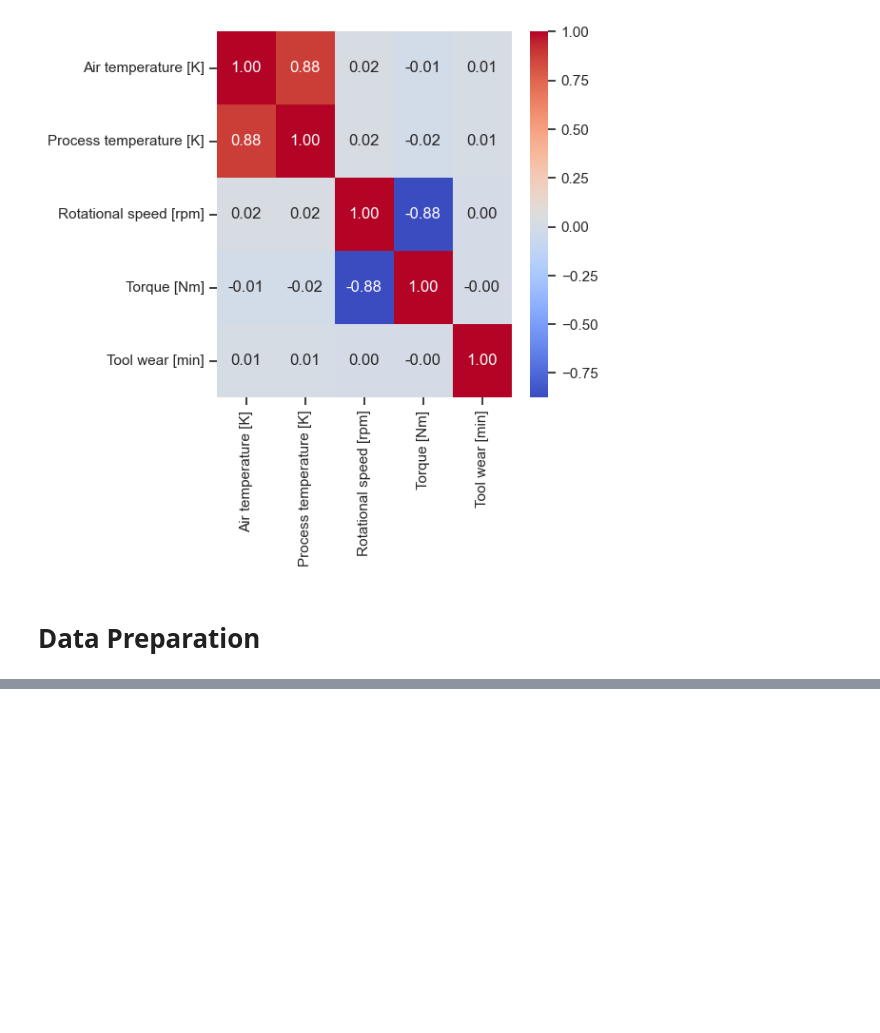
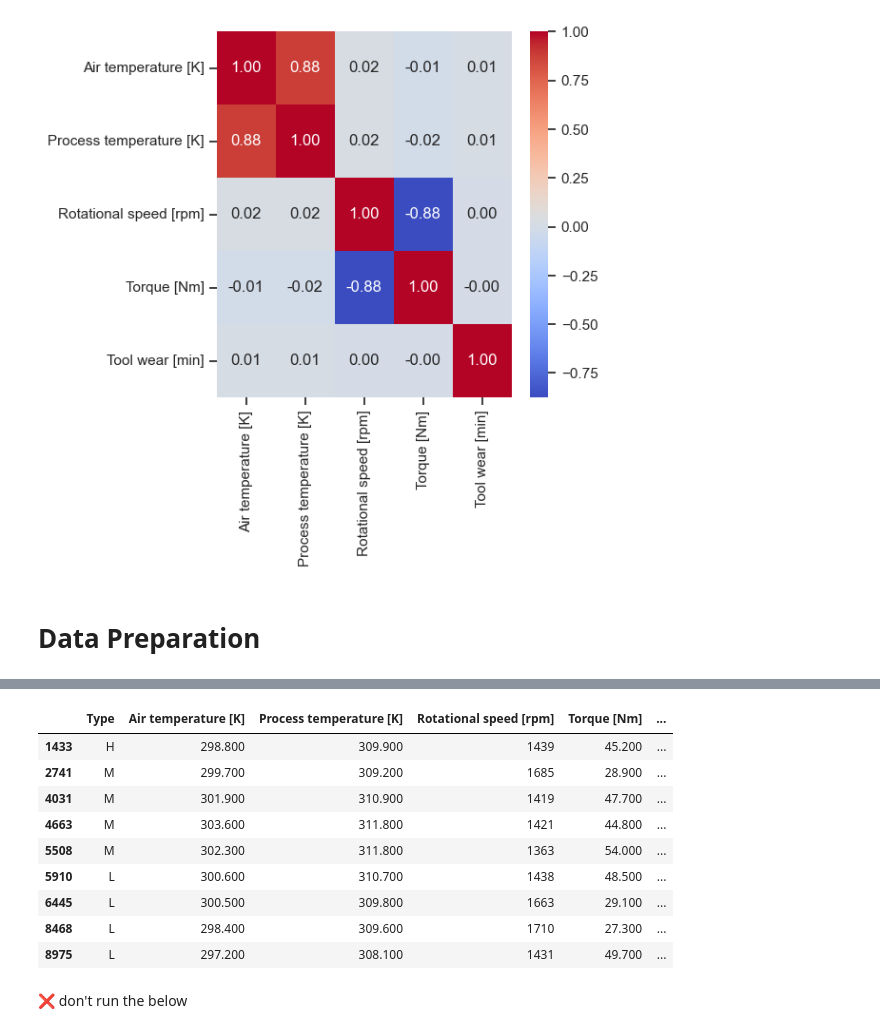
Before and after one commit to muscak/Maintenance-Prediction, a Jupyter notebook: Notebooks/Maintenance-Prediction.ipynb, the cells around one changed output, grey strips where cells are left out. Cells and saved outputs as stored; diff of their text form; code cells hidden in the pictures; blank space fills up the shorter version.

```diff
--- a/Notebooks/Maintenance-Prediction.ipynb
+++ b/Notebooks/Maintenance-Prediction.ipynb
@@ -304,0 +401,15 @@ plt.show()
+# %%
+df[(df['FailureType'] == 'No Failure') & (df['Machine failure'] == 1)]
+# %% [output]
+|  | Type | Air temperature [K] | Process temperature [K] | Rotational speed [rpm] | Torque [Nm] | ... |
+| 1433 | H | 298.800 | 309.900 | 1439 | 45.200 | ... |
+| 2741 | M | 299.700 | 309.200 | 1685 | 28.900 | ... |
+| 4031 | M | 301.900 | 310.900 | 1419 | 47.700 | ... |
+| 4663 | M | 303.600 | 311.800 | 1421 | 44.800 | ... |
+| 5508 | M | 302.300 | 311.800 | 1363 | 54.000 | ... |
+| 5910 | L | 300.600 | 310.700 | 1438 | 48.500 | ... |
+| 6445 | L | 300.500 | 309.800 | 1663 | 29.100 | ... |
+| 8468 | L | 298.400 | 309.600 | 1710 | 27.300 | ... |
+| 8975 | L | 297.200 | 308.100 | 1431 | 49.700 | ... |
+# %% [markdown]
+❌ don't run the below
```
Also changed, not shown: parts of 12 cells of this notebook.
